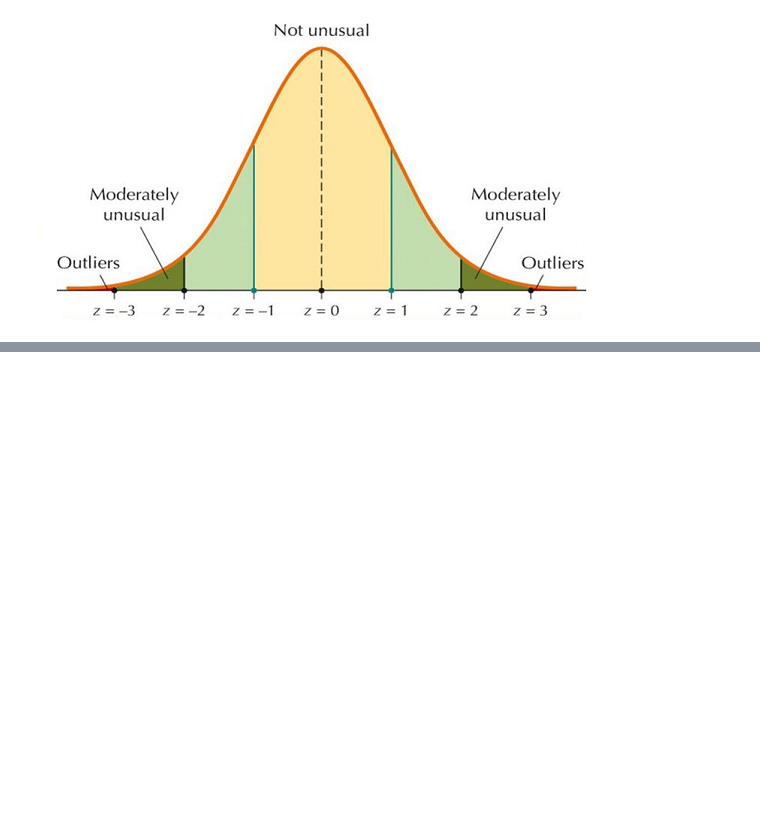
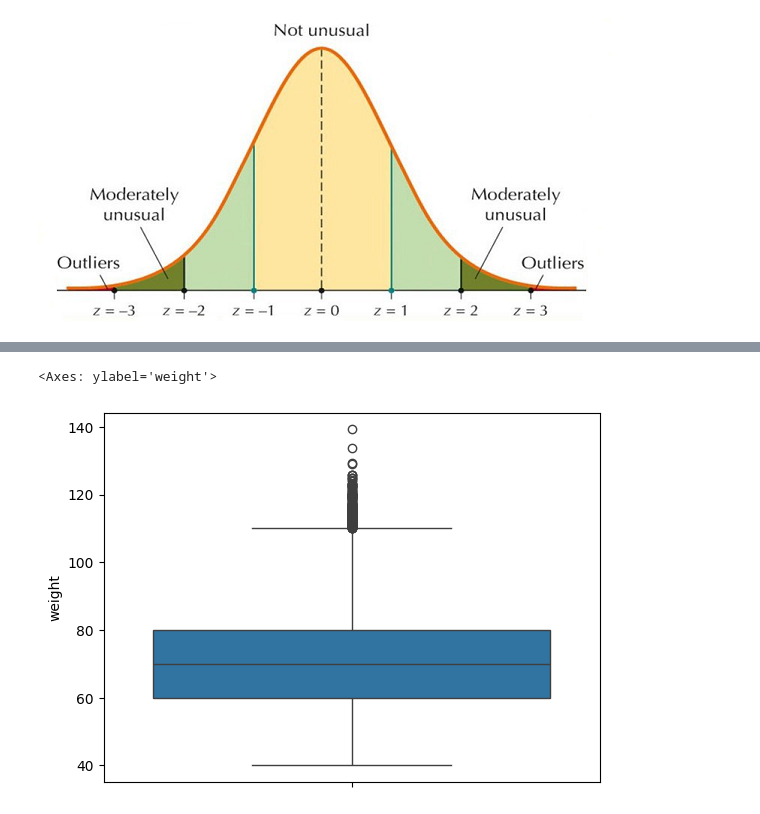
Before and after one commit to OmerTurk1/General-Health-Data-Analysis-and-Management, a Jupyter notebook: health_lifestyle_classification.ipynb, the cells around one changed output, grey strips where cells are left out. Saved outputs shown, nothing was run; the diff lists cells and outputs as text; code cells hidden in the pictures; blank space fills up the shorter version.

```diff
--- a/health_lifestyle_classification.ipynb
+++ b/health_lifestyle_classification.ipynb
@@ -489,0 +499,5 @@ data filling and clearing will be held on FillData notebook
+# %%
+sns.boxplot(data=X_train["weight"])
+# %% [output]
+<Axes: ylabel='weight'>
+[figure, added]
```
Also changed, not shown: parts of 91 cells of this notebook.
